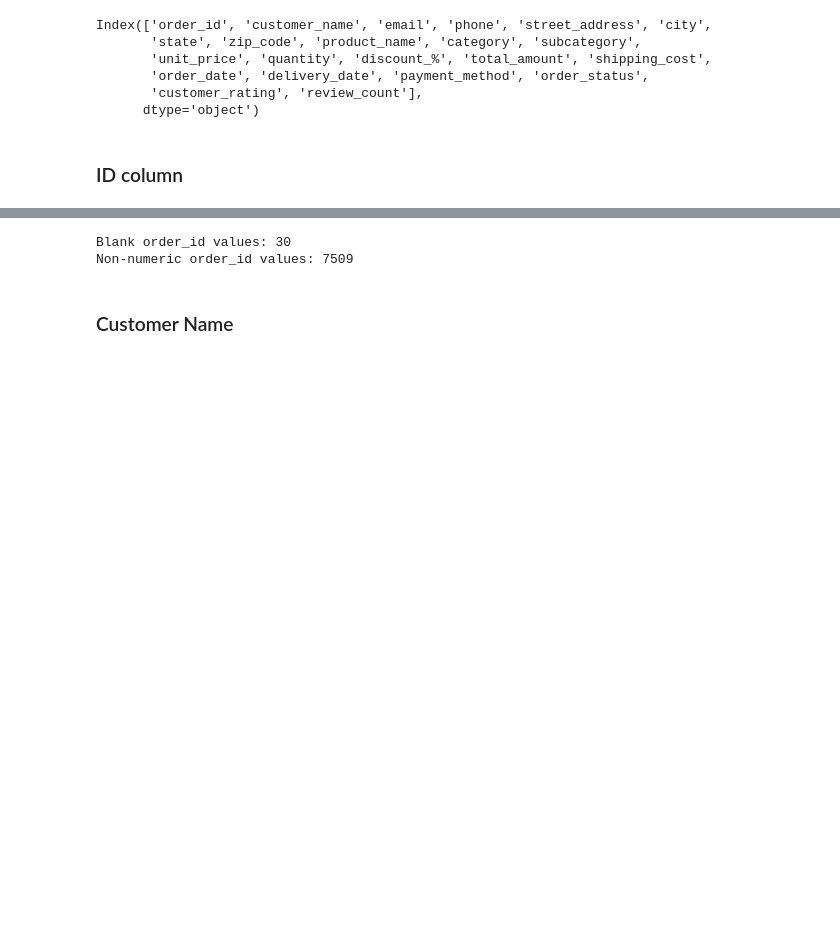
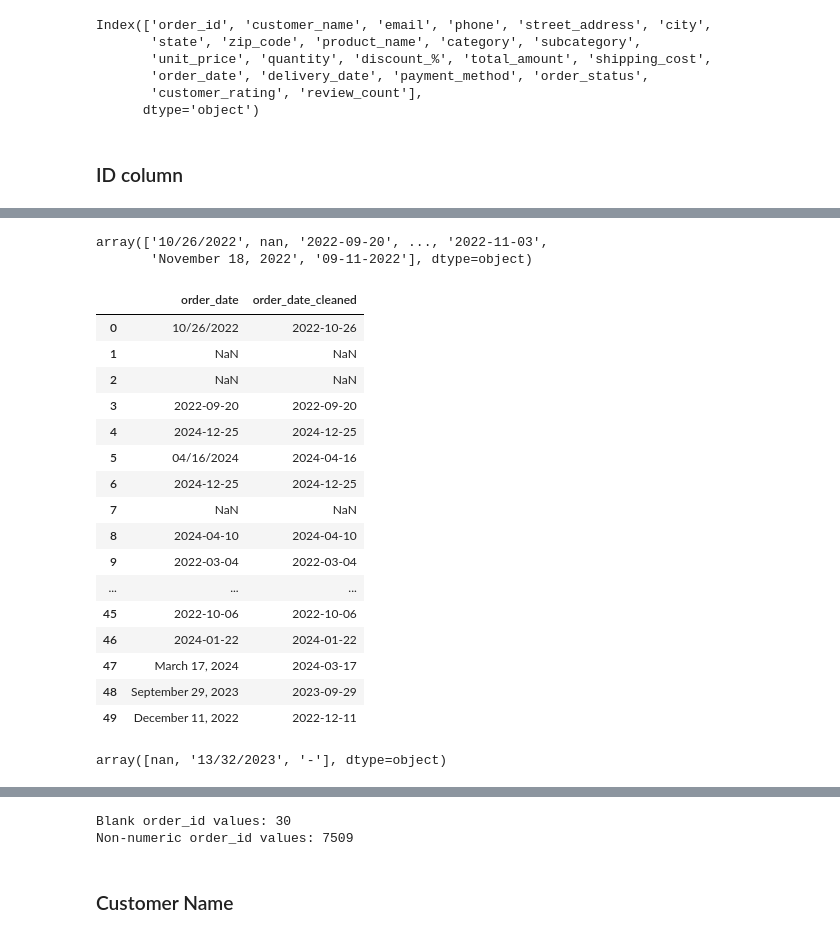
Before and after one commit to shivamchoudhury06/practice, a Jupyter notebook: data_cleaning.ipynb, the cells around one changed output, grey strips where cells are left out. Drawn from its saved outputs; the diff is of its cells as text; code cells hidden in the pictures; blank space fills up the shorter version.

Commit message:
Cleaned date column

```diff
--- a/data_cleaning.ipynb
+++ b/data_cleaning.ipynb
@@ -81,7 +59,7 @@ dtype: object
 # Remove all prefixes and non-numeric characters (assumption documented — client confirmed prefixes carry no meaning)
 df['order_id'] = df['order_id'].str.replace(r'[^\d]', '', regex=True)
 # Keep the column as string type
-df['order_id'] = df['order_id'].astype(str)
+df['order_id'] = df['order_id'].astype("string") # Using pandas string type to preserve NULL values
 # %%
 ## Step 3 — Handle Nulls
 
@@ -150,0 +128,5 @@ Total rows before cleaning: 9970, after cleaning: 9970
+# %%
+# Find out all the different formats in the order_date column
+print("Unique formats in order_date column:")
+df["length"] = df["order_date"].str.len()
+print(df.groupby("length").size())
@@ -151,3 +150,56 @@ Total rows before cleaning: 9970, after cleaning: 9970
+# %%
+df['order_date'].unique()
+# %% [output]
+array(['10/26/2022', nan, '2022-09-20', ..., '2022-11-03',
+       'November 18, 2022', '09-11-2022'], dtype=object)
+# %%
+from dateutil import parser
+import pandas as pd
+
+def parse_date_safe(val):
+    if pd.isna(val) or str(val).strip() in ('', 'nan', 'None'):
+        return pd.NaT
+    try:
+        # dayfirst=False ensures MM/DD/YYYY takes priority over DD/MM/YYYY
+        # where ambiguous (e.g. 10/06/2022 → Oct 6, not June 10)
+        return parser.parse(str(val).strip(), dayfirst=False)
+    except (ValueError, OverflowError):
+        return pd.NaT
+
+df['order_date_cleaned'] = (
+    df['order_date']
+    .astype(str)
+    .str.strip()
+    .str.replace(r'\xa0', '', regex=True)         # Removes non-breaking spaces — invisible characters that sometimes sneak in from websites or Excel
+    .str.replace(r'^-$', '', regex=True)          # If a cell contains just a dash ("-"), replace it with empty string. A lone dash usually means "no data"
+    .map(parse_date_safe)                         # Runs our safe function on every single value to convert text → date
+    .dt.normalize()                                # strips time component
+    .dt.strftime('%Y-%m-%d')                       # final yyyy-mm-dd string
+)
+# %%
+df[['order_date', 'order_date_cleaned']].head(50)
+# %% [output]
+|  | order_date | order_date_cleaned |
+| 0 | 10/26/2022 | 2022-10-26 |
+| 1 | NaN | NaN |
+| 2 | NaN | NaN |
+| 3 | 2022-09-20 | 2022-09-20 |
+| 4 | 2024-12-25 | 2024-12-25 |
+| 5 | 04/16/2024 | 2024-04-16 |
+| 6 | 2024-12-25 | 2024-12-25 |
+| 7 | NaN | NaN |
+| 8 | 2024-04-10 | 2024-04-10 |
+| 9 | 2022-03-04 | 2022-03-04 |
+| ... | ... | ... |
+| 45 | 2022-10-06 | 2022-10-06 |
+| 46 | 2024-01-22 | 2024-01-22 |
+| 47 | March 17, 2024 | 2024-03-17 |
+| 48 | September 29, 2023 | 2023-09-29 |
+| 49 | December 11, 2022 | 2022-12-11 |
+# %%
+df[df['order_date_cleaned'].isna()]['order_date'].unique()
+# %% [output]
+array([nan, '13/32/2023', '-'], dtype=object)
 # %%
 df[df["order_id"].str.contains(r'[^\d]', na=False)].sort_values(by="order_id")
 # %% [output]
```
Also changed, not shown: parts of 11 cells of this notebook.
